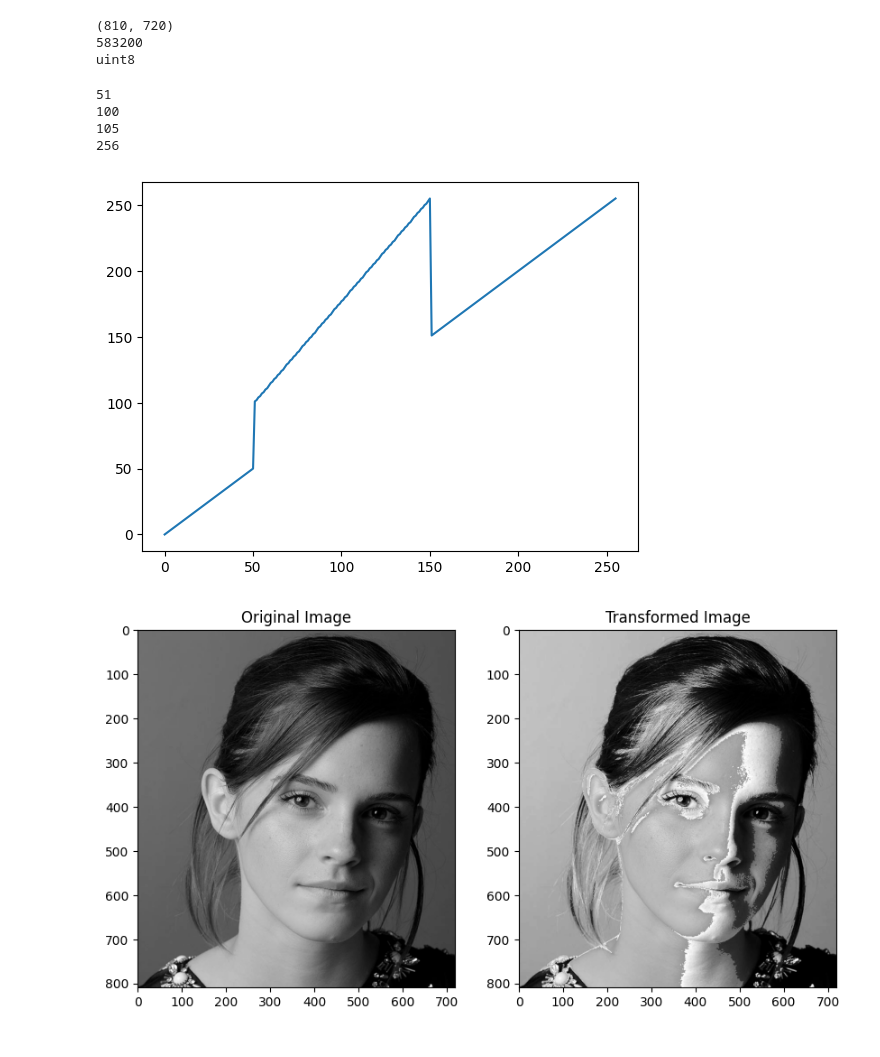
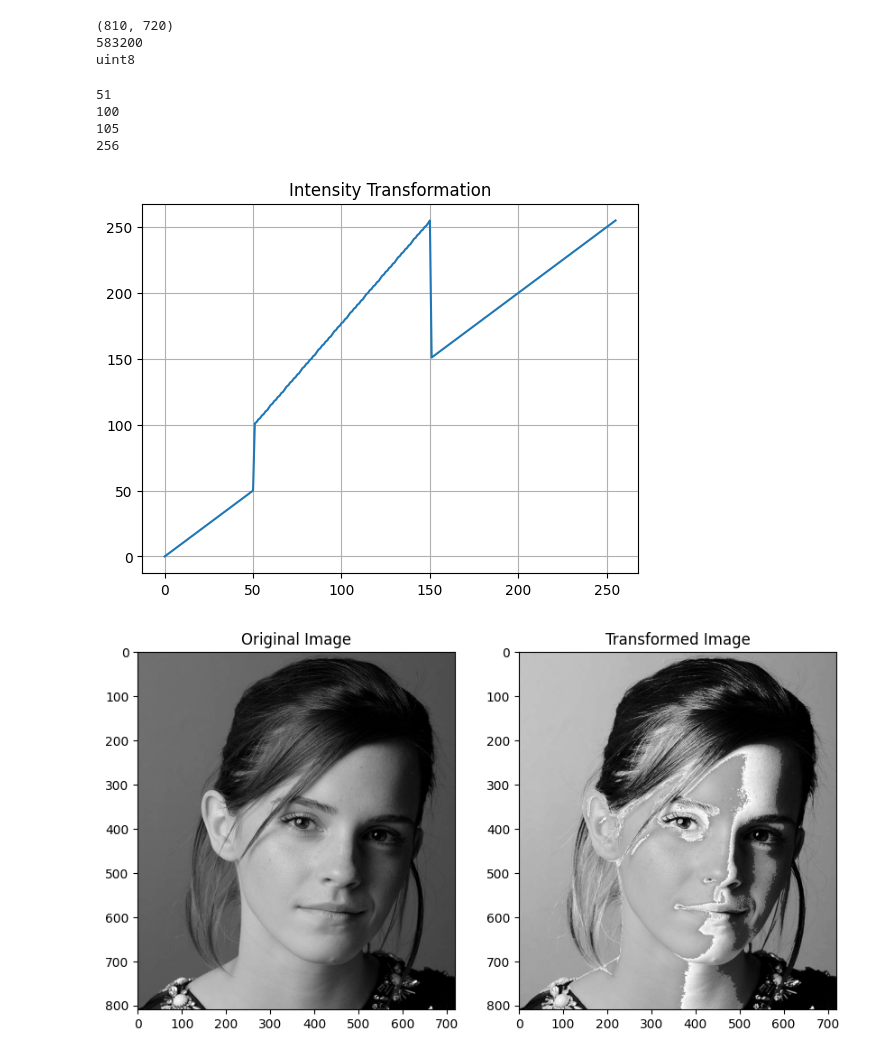
Before and after one commit to Vgr20/EN3160Assignment01, a Jupyter notebook: Assigment01.ipynb, the cells around one changed output. Drawn from its saved outputs; the diff is of its cells as text; code cells hidden in the pictures.

```diff
--- a/Assigment01.ipynb
+++ b/Assigment01.ipynb
@@ -41,28 +41,30 @@ uint8
 # %%
 # Create Intensity Transformer
 
 c= np.array([(50,50),(50,100),(150,255),(150,150)])
 t1 = np.linspace(0,c[0,1],c[0,0]+1).astype("uint8")
 print(len(t1))
 t2 = np.linspace(c[1,1]+1,c[2,1],c[2,0]-c[1,0]).astype("uint8")
 print(len(t2))
 t3 = np.linspace(c[3,1]+1,255,255-c[3,0]).astype("uint8")
 print(len(t3))
 
 transform = np.concatenate((t1,t2),axis=0).astype("uint8")
 transform = np.concatenate((transform,t3),axis=0).astype("uint8")
 
 print(len(transform))
 
 fig,ax = plt.subplots()
 ax.plot(transform)
+ax.set_title("Intensity Transformation")
+ax.grid()
 plt.show()
 # %% [output]
 51
 100
 105
 256
-[figure, old version]
+[figure, new version]
 # %%
 # Perform Transformation and visualize usinf opencv
 transformed_image = cv.LUT(img,transform)
```
Also changed, not shown: parts of 18 cells of this notebook.
